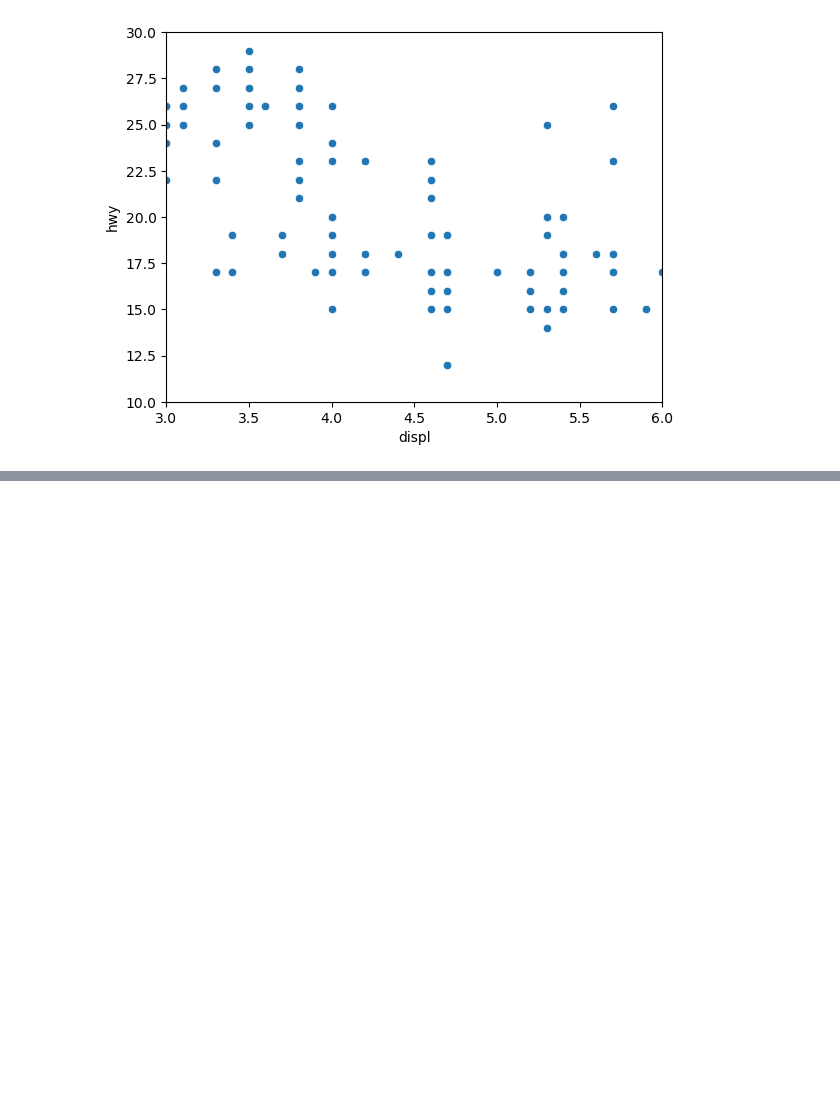
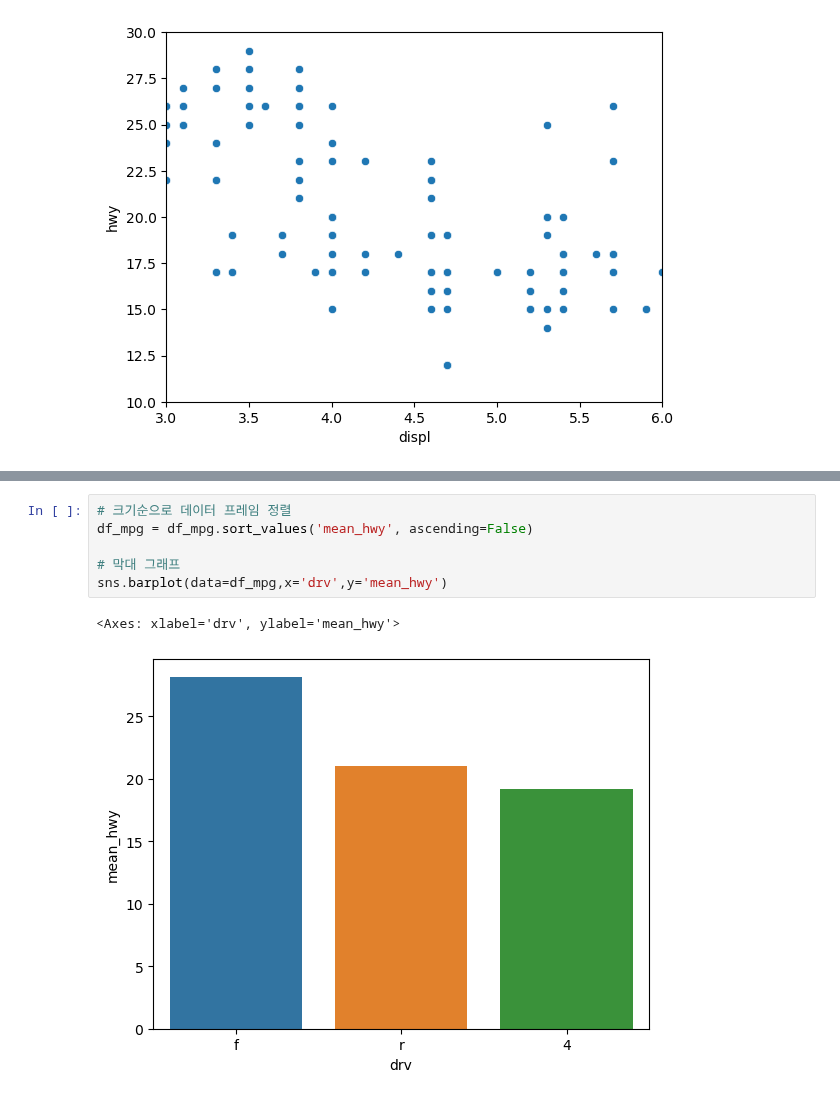
Before and after one commit to jcj154248/kit_bigdata, a Jupyter notebook: chapter08.ipynb, the cells around one changed output, grey strips where cells are left out. Saved outputs shown, nothing was run; the diff lists cells and outputs as text; blank space fills up the shorter version.

```diff
--- a/chapter08.ipynb
+++ b/chapter08.ipynb
@@ -35,0 +67,9 @@ sns.scatterplot(data=mpg,x='displ',y='hwy',hue='drv')
+# %%
+# 크기순으로 데이터 프레임 정렬
+df_mpg = df_mpg.sort_values('mean_hwy', ascending=False)
+
+# 막대 그래프
+sns.barplot(data=df_mpg,x='drv',y='mean_hwy')
+# %% [output]
+<Axes: xlabel='drv', ylabel='mean_hwy'>
+[figure, added]
```
Also changed, not shown: parts of 13 cells of this notebook.
